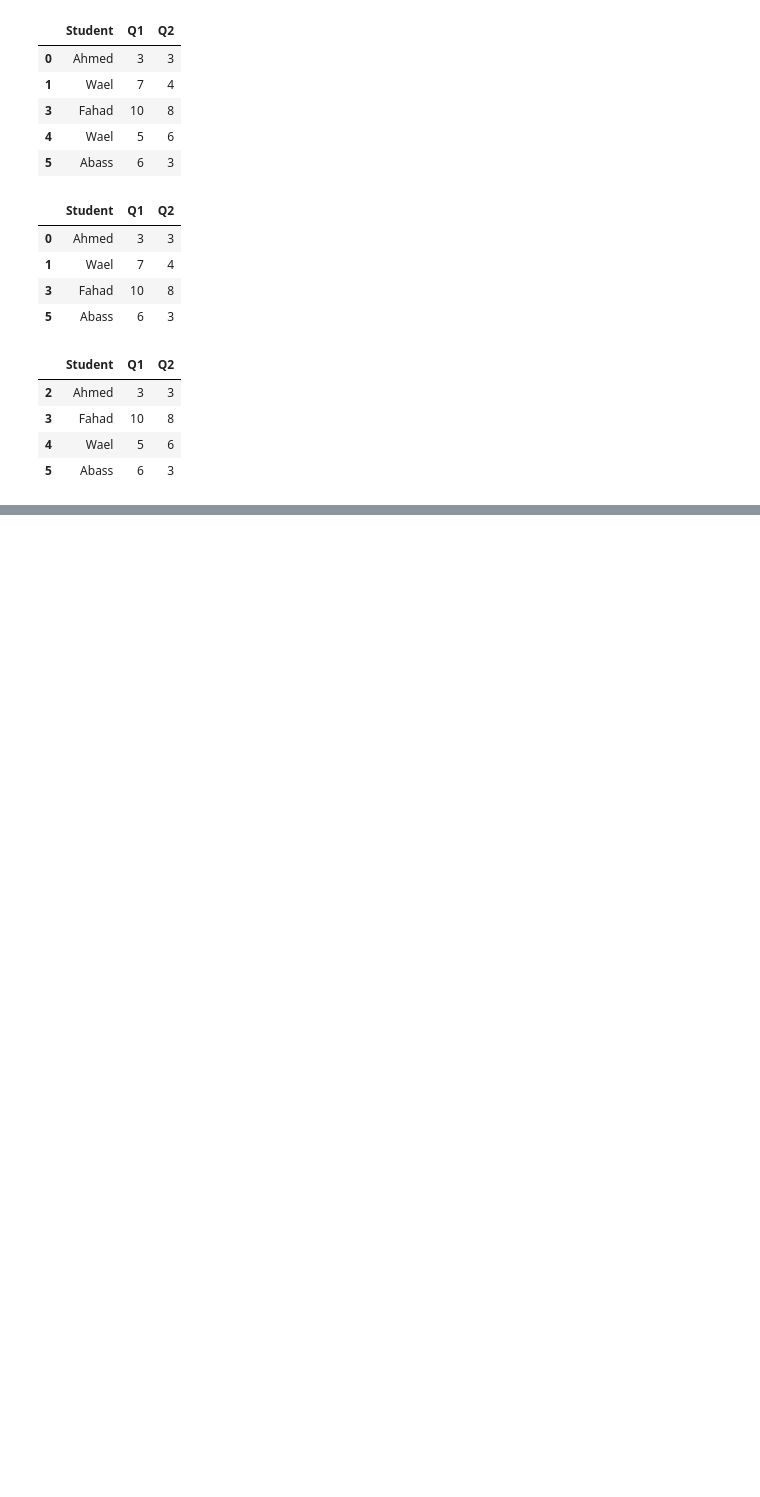
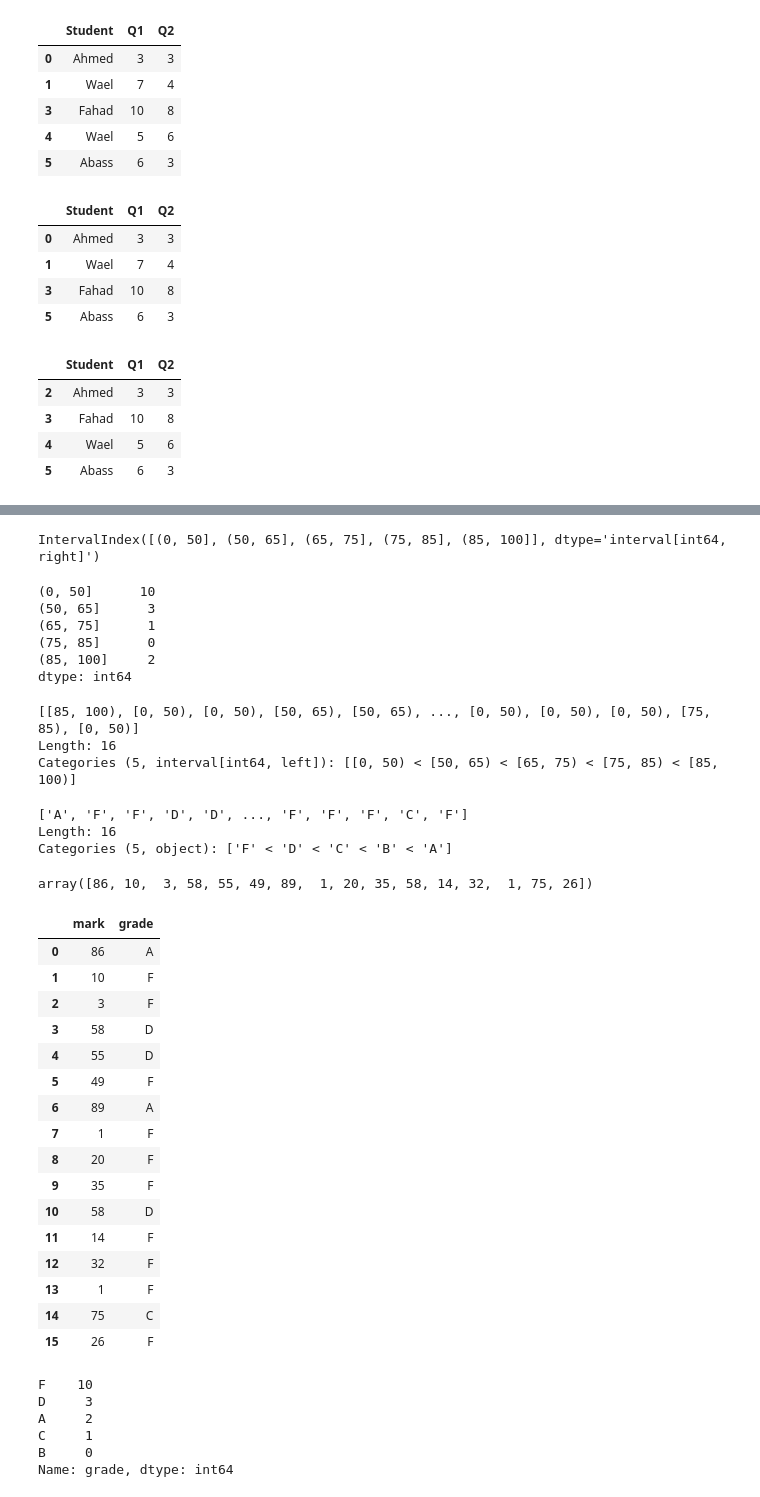
Before and after one commit to OmarInCS/data-analysis-visulization-python, a Jupyter notebook: demo.ipynb, the cells around one changed output, grey strips where cells are left out. Saved outputs shown, nothing was run; the diff lists cells and outputs as text; code cells hidden in the pictures; blank space fills up the shorter version.

```diff
--- a/demo.ipynb
+++ b/demo.ipynb
@@ -1555,0 +1749,3 @@ data.drop_duplicates(subset=["Student"], keep="last")
+# %%
+data = np.random.randint(0, 100, 16)
+data
@@ -1555,0 +1754,4 @@ data.drop_duplicates(subset=["Student"], keep="last")
+# %%
+bins = [0, 50, 65, 75, 85, 100]
+marks_groups = pd.cut(data, bins)
+marks_groups
@@ -1555,0 +1766,65 @@ data.drop_duplicates(subset=["Student"], keep="last")
+# %%
+marks_groups.categories
+# %% [output]
+IntervalIndex([(0, 50], (50, 65], (65, 75], (75, 85], (85, 100]], dtype='interval[int64, right]')
+# %%
+marks_groups.value_counts()
+# %% [output]
+(0, 50]      10
+(50, 65]      3
+(65, 75]      1
+(75, 85]      0
+(85, 100]     2
+dtype: int64
+# %%
+marks_groups = pd.cut(data, bins, right=False)
+marks_groups
+# %% [output]
+[[85, 100), [0, 50), [0, 50), [50, 65), [50, 65), ..., [0, 50), [0, 50), [0, 50), [75, 85), [0, 50)]
+Length: 16
+Categories (5, interval[int64, left]): [[0, 50) < [50, 65) < [65, 75) < [75, 85) < [85, 100)]
+# %%
+grades = ["F", "D", "C", "B", "A"]
+marks_groups = pd.cut(data, bins, labels=grades)
+marks_groups
+# %% [output]
+['A', 'F', 'F', 'D', 'D', ..., 'F', 'F', 'F', 'C', 'F']
+Length: 16
+Categories (5, object): ['F' < 'D' < 'C' < 'B' < 'A']
+# %%
+data
+# %% [output]
+array([86, 10,  3, 58, 55, 49, 89,  1, 20, 35, 58, 14, 32,  1, 75, 26])
+# %%
+temp = pd.DataFrame({
+    "mark": data,
+    "grade": marks_groups
+})
+temp
+# %% [output]
+|  | mark | grade |
+| 0 | 86 | A |
+| 1 | 10 | F |
+| 2 | 3 | F |
+| 3 | 58 | D |
+| 4 | 55 | D |
+| 5 | 49 | F |
+| 6 | 89 | A |
+| 7 | 1 | F |
+| 8 | 20 | F |
+| 9 | 35 | F |
+| 10 | 58 | D |
+| 11 | 14 | F |
+| 12 | 32 | F |
+| 13 | 1 | F |
+| 14 | 75 | C |
+| 15 | 26 | F |
+# %%
+temp["grade"].value_counts()
+# %% [output]
+F    10
+D     3
+A     2
+C     1
+B     0
+Name: grade, dtype: int64
```
Also changed, not shown: parts of 71 cells of this notebook, 3 other files.
